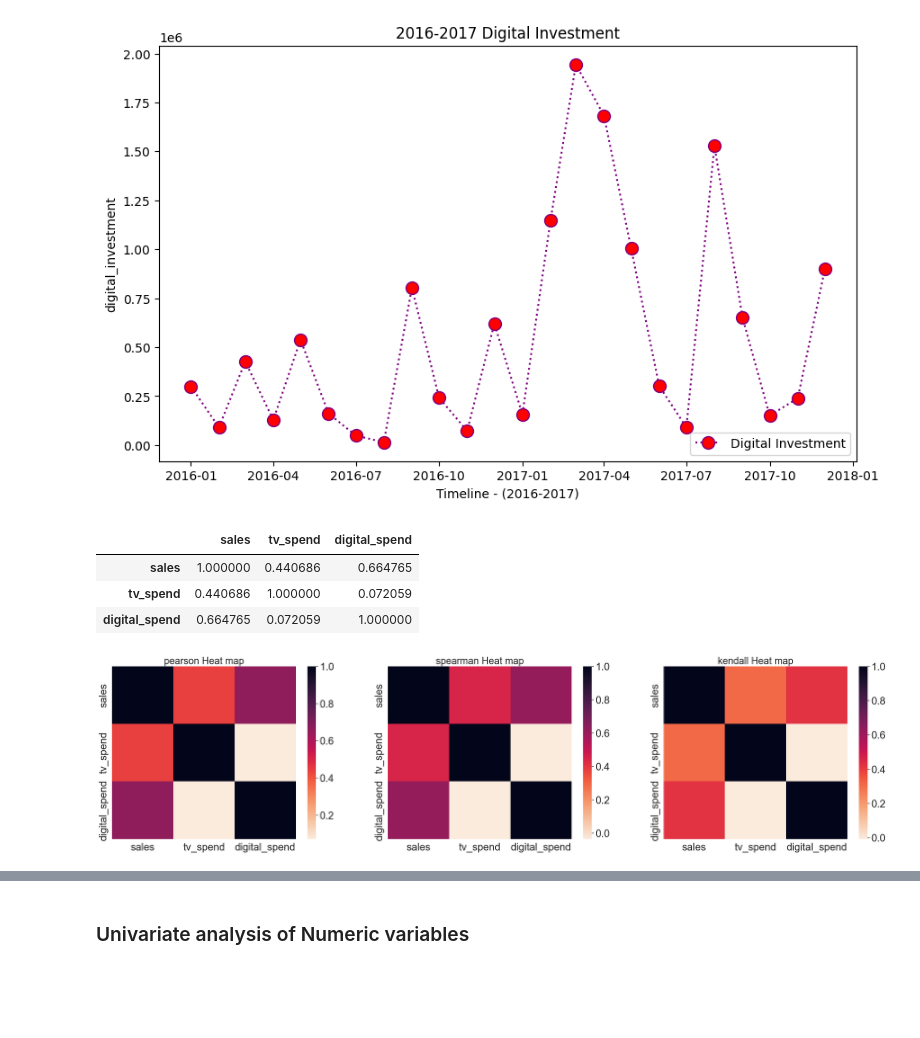
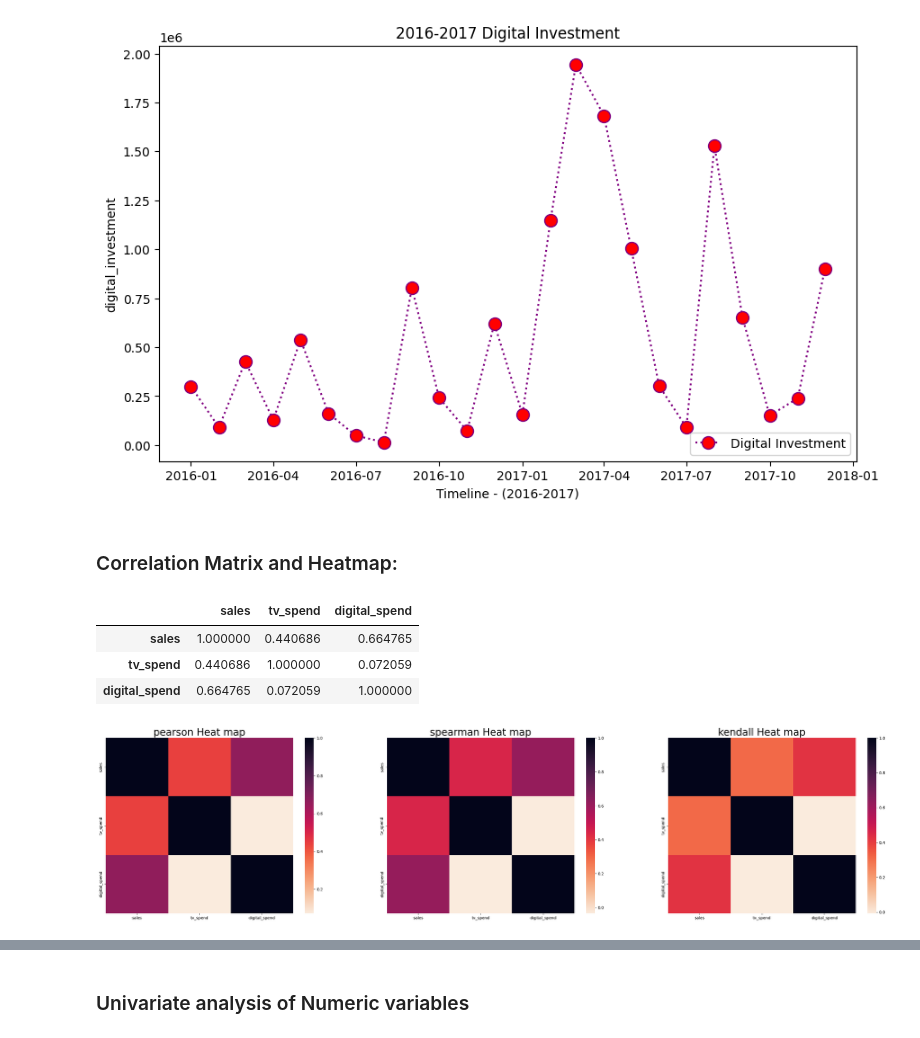
Before and after one commit to Ravi-Kuncham/Toy_sales_regression, a Jupyter notebook: KINESSO Regression analysis.ipynb, the cells around one changed output, grey strips where cells are left out. Drawn from its saved outputs; the diff is of its cells as text; code cells hidden in the pictures; blank space fills up the shorter version.

```diff
--- a/KINESSO Regression analysis.ipynb
+++ b/KINESSO Regression analysis.ipynb
@@ -86,6 +87,8 @@ plt.legend(loc='lower right')
 [figure]
 [figure]
 [figure]
+# %% [markdown]
+### Correlation Matrix and Heatmap:
 # %%
 # Selecting only Sales, Tv and Digital spend:
 toy_sales_subset = toy_sales[['sales','tv_spend','digital_spend']]
@@ -101,18 +104,18 @@ correlation_matrix
 # %%
 # List of correlation methods:
 correlation_methods = ['pearson','spearman','kendall']
 
 # Heat map of correlation matrix using all 3 types of correlation methods:
 plt.figure(figsize=(36,8), dpi=100)
-sns.set_theme(font_scale=2.4)
+# sns.set_theme(font_scale=2.4)
 
 for j,i in enumerate(correlation_methods):
     plt.subplot(1, len(correlation_methods), j+1)
 
     # Correlation matrix using all three correlation methods:
     correlation_matrix = toy_sales_subset.dropna().corr(method = i)
     sns.heatmap(correlation_matrix, cmap = sns.cm.rocket_r)
 
     plt.title("{} Heat map".format(i), fontsize=25)
 # %% [output]
-[figure, old version]
+[figure, new version]
```
Also changed, not shown: parts of 30 cells of this notebook.
